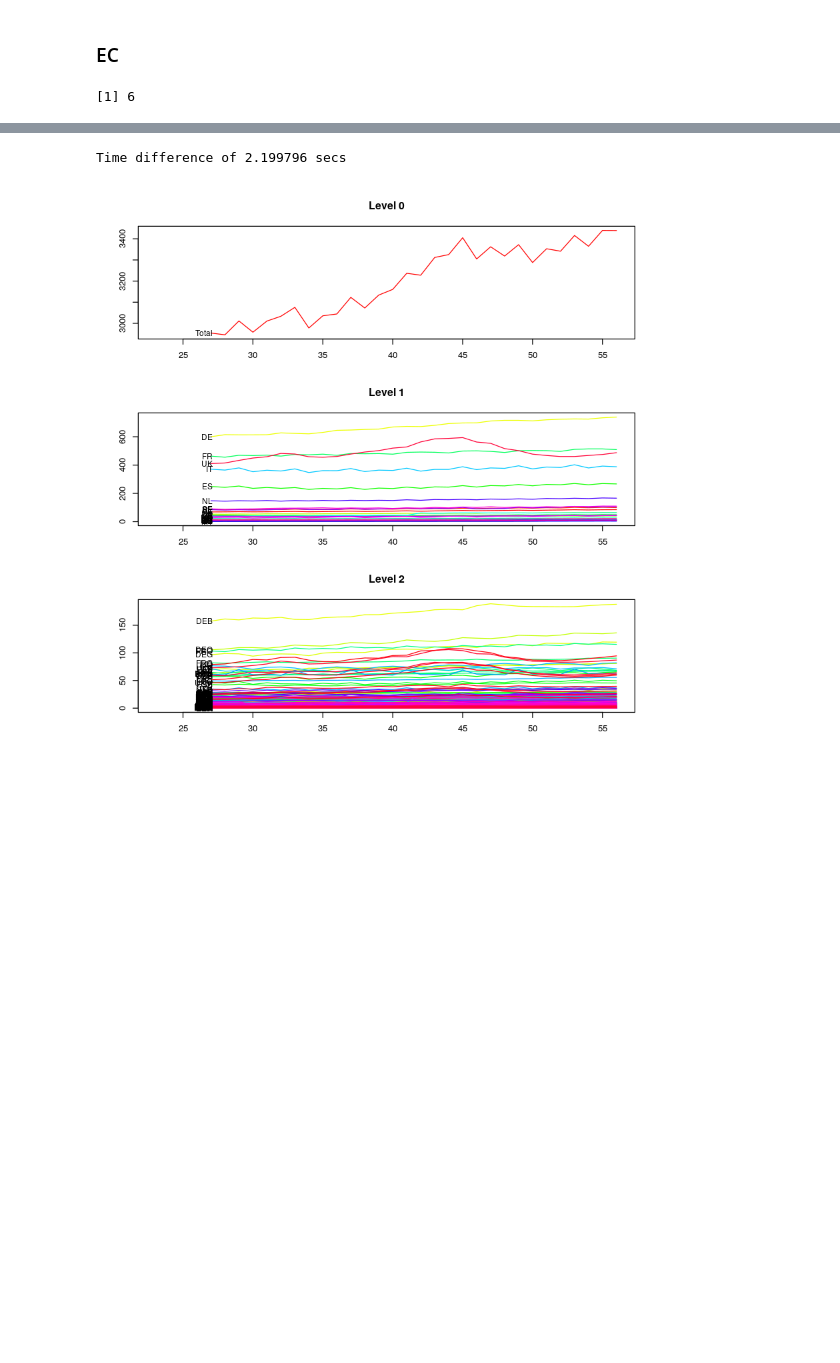
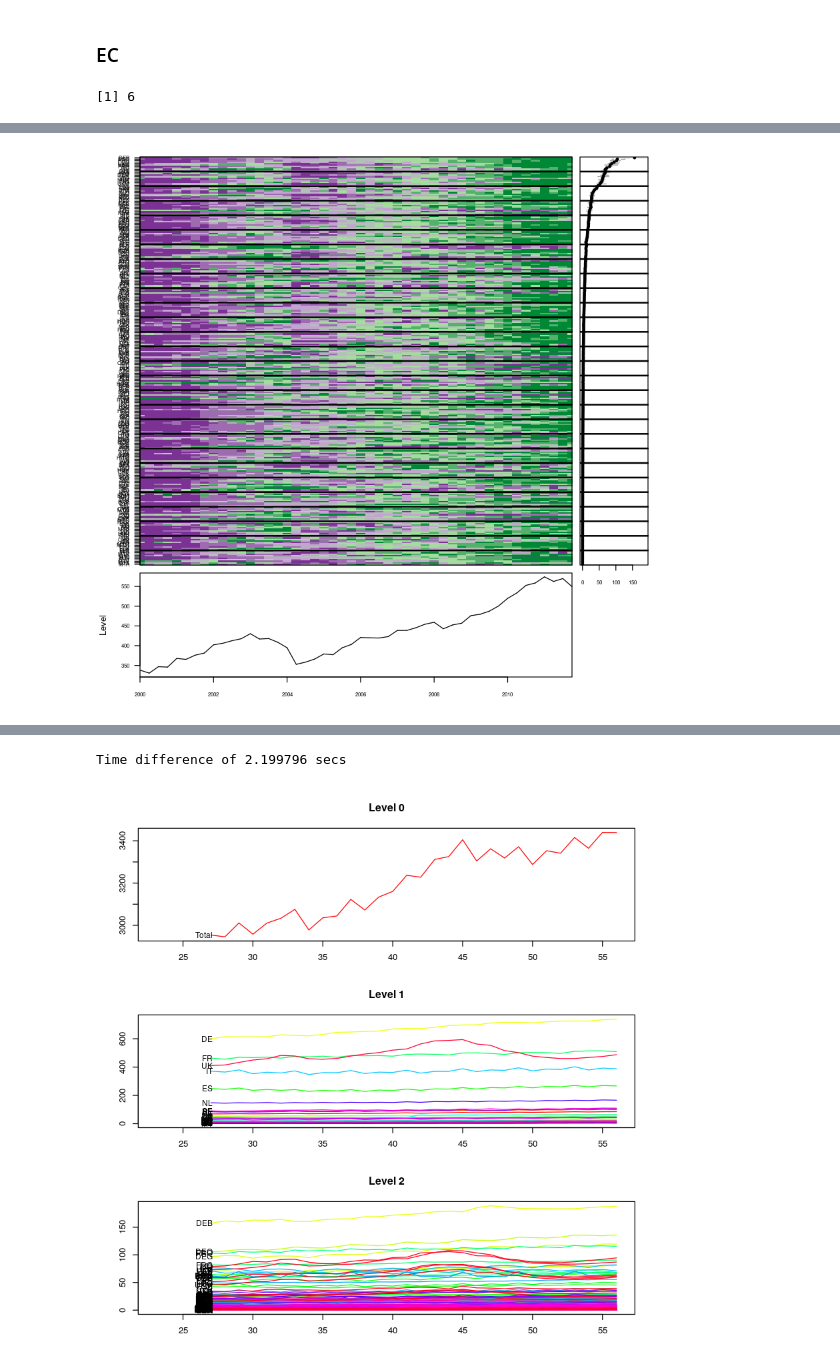
Before and after one commit to xenakas/disaggregated_ts, a Jupyter notebook: 2_choose_dis_eu.ipynb, the cells around one changed output, grey strips where cells are left out. Drawn from its saved outputs; the diff is of its cells as text; code cells hidden in the pictures; blank space fills up the shorter version.

```diff
--- a/2_choose_dis_eu.ipynb
+++ b/2_choose_dis_eu.ipynb
@@ -15,7 +49,7 @@ library(hts)
 # %% [markdown]
 ### ЕС
 # %%
-df_eu  <-  read.csv(file="hts_eu_a10.csv", header=TRUE, sep=",", row.names =1 )
+df_eu  <-  read.csv(file="data_hts/hts_eu_a10.csv", header=TRUE, sep=",", row.names =1 )
 df_eu  <-  df_eu/1000
 var_freq  <- 4
 var_start_year  <- 2000
@@ -50,0 +116,4 @@ allf <- matrix(, nrow=var_h, ncol=ncol(allts))
+# %%
+mvtsplot(gts_train[[1]], group = substr(colnames(gts_train[[1]]), 1,2), xtime = time(gdp_agg)[1:48], norm = "internal", level = 7, sort = mean, rowstat = var )
+# %% [output]
+[figure, added]
```
Also changed, not shown: parts of 8 cells of this notebook, 29 other files.
